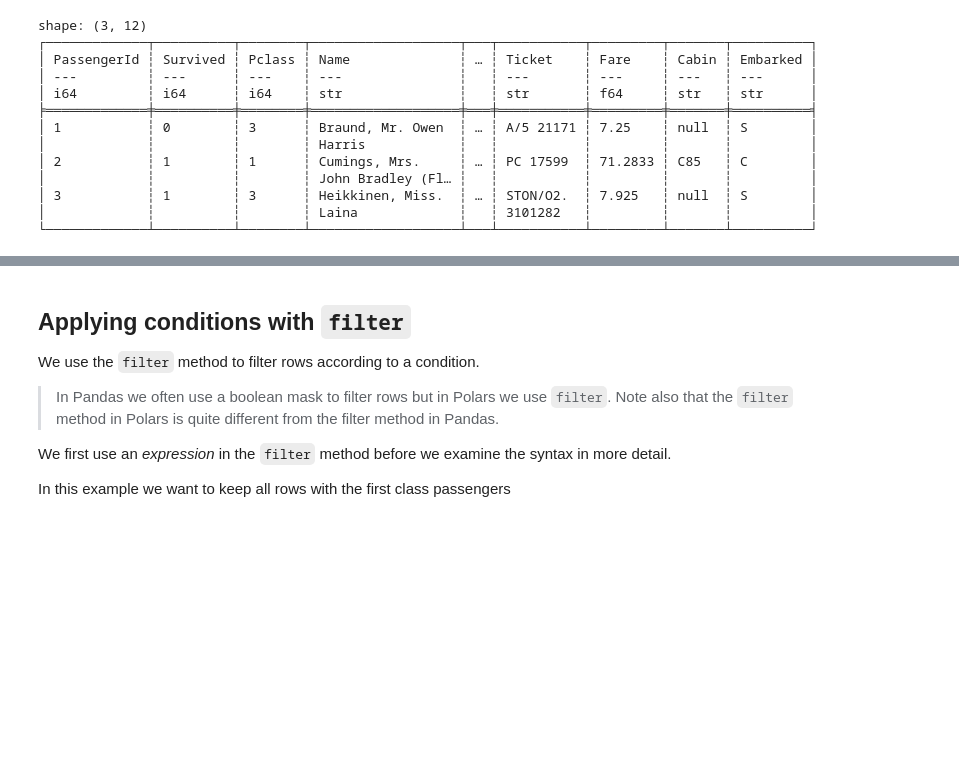
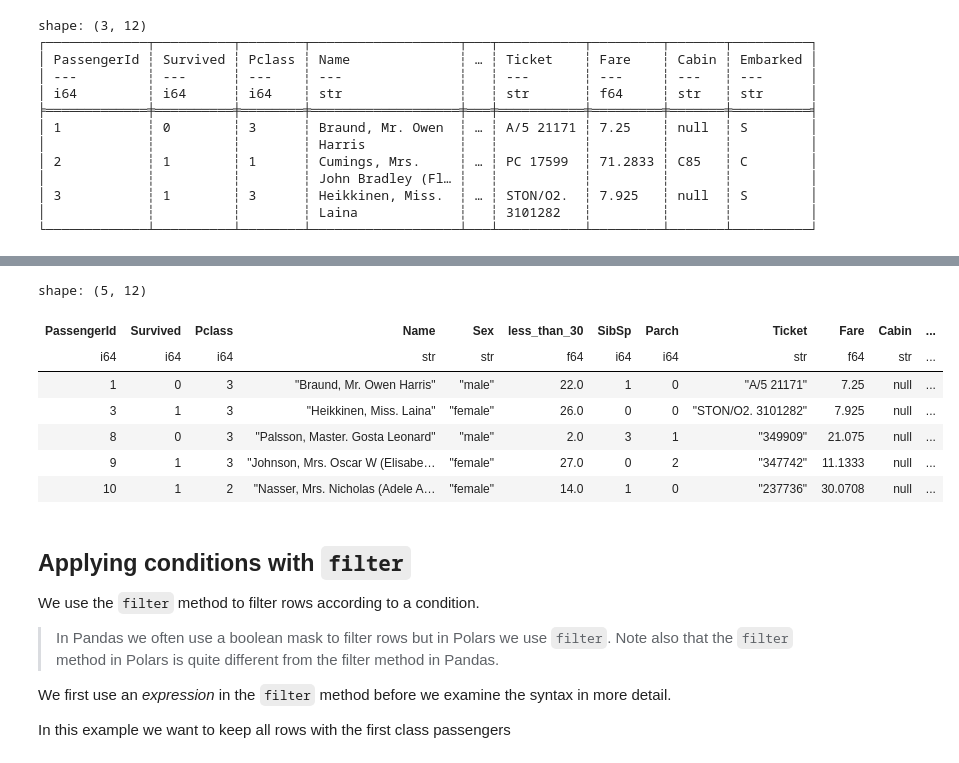
Before and after one commit to ddanghyni/SNT_GYM, a Jupyter notebook: Polars/polars-materials/notebooks/02_filtering_rows/02-SelectingRowsFilter.ipynb, the cells around one changed output, grey strips where cells are left out. Drawn from its saved outputs; the diff is of its cells as text; code cells hidden in the pictures; blank space fills up the shorter version.

```diff
--- a/Polars/polars-materials/notebooks/02_filtering_rows/02-SelectingRowsFilter.ipynb
+++ b/Polars/polars-materials/notebooks/02_filtering_rows/02-SelectingRowsFilter.ipynb
@@ -33,3 +85,22 @@ shape: (3, 12)
+# %%
+# renam ecolumn name - > use rename method
+(
+    pl.read_csv(csv_file)
+    .rename({'Age' : 'less_than_30'})
+    .filter(
+        pl.col('less_than_30') < 30
+    )
+    .head()
+)
+# %% [output]
+shape: (5, 12)
+| PassengerId | Survived | Pclass | Name | Sex | less_than_30 | SibSp | Parch | Ticket | Fare | Cabin | ... |
+| i64 | i64 | i64 | str | str | f64 | i64 | i64 | str | f64 | str | ... |
+| 1 | 0 | 3 | "Braund, Mr. Owen Harris" | "male" | 22.0 | 1 | 0 | "A/5 21171" | 7.25 | null | ... |
+| 3 | 1 | 3 | "Heikkinen, Miss. Laina" | "female" | 26.0 | 0 | 0 | "STON/O2. 3101282" | 7.925 | null | ... |
+| 8 | 0 | 3 | "Palsson, Master. Gosta Leonard" | "male" | 2.0 | 3 | 1 | "349909" | 21.075 | null | ... |
+| 9 | 1 | 3 | "Johnson, Mrs. Oscar W (Elisabe… | "female" | 27.0 | 0 | 2 | "347742" | 11.1333 | null | ... |
+| 10 | 1 | 2 | "Nasser, Mrs. Nicholas (Adele A… | "female" | 14.0 | 1 | 0 | "237736" | 30.0708 | null | ... |
 # %% [markdown]
 ## Applying conditions with `filter`
 
```
Also changed, not shown: parts of 4 cells of this notebook, 1 other file.
